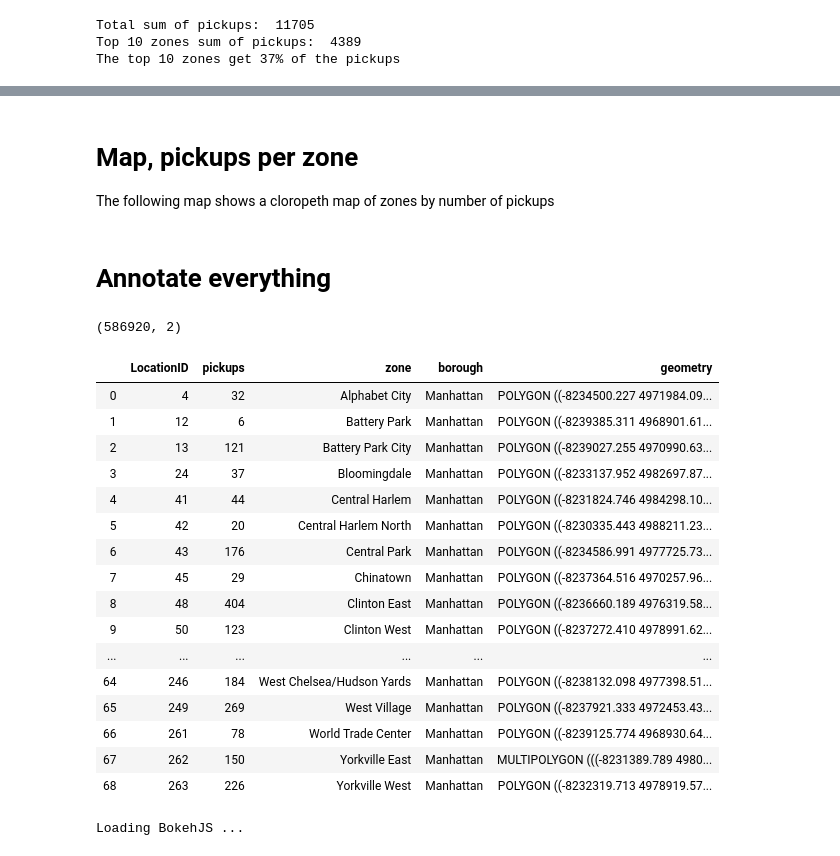
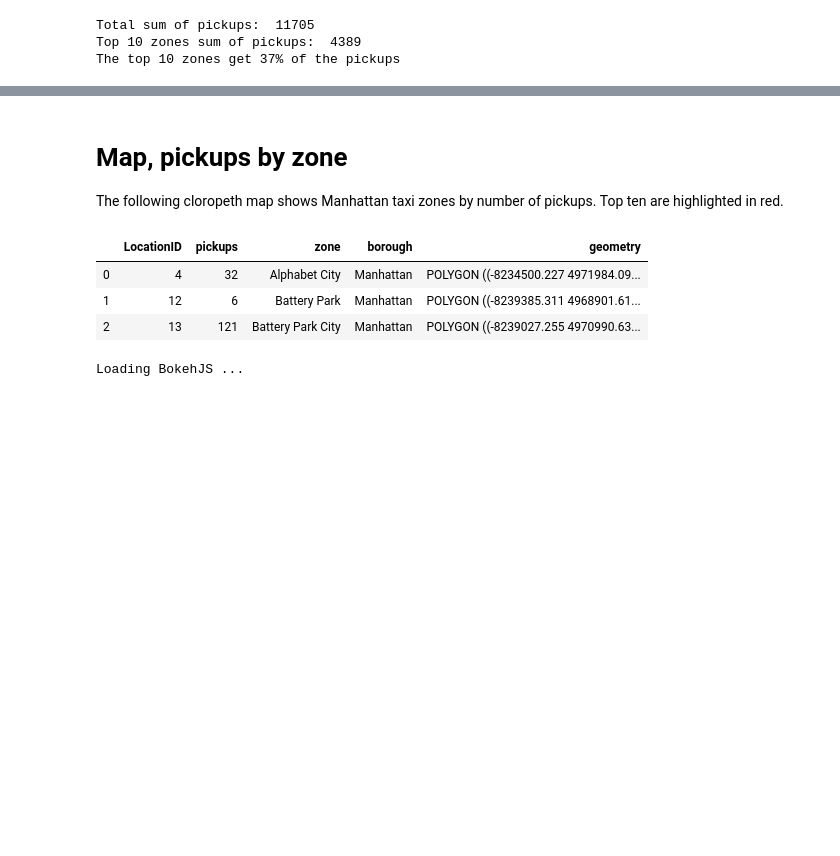
Before and after one commit to angelrps/MasterDataScience_FinalProject, a Jupyter notebook: notebooks/Data_Analysis_01.ipynb, the cells around one changed output, grey strips where cells are left out. Saved outputs shown, nothing was run; the diff lists cells and outputs as text; code cells hidden in the pictures; blank space fills up the shorter version.

```diff
--- a/notebooks/Data_Analysis_01.ipynb
+++ b/notebooks/Data_Analysis_01.ipynb
@@ -125,48 +126,30 @@ pickups_by_zone
 # %% [output]
 [interactive output not drawn]
 # %% [markdown]
-# Map, pickups per zone
-The following map shows a cloropeth map of zones by number of pickups
+# Map, pickups by zone
+The following cloropeth map shows Manhattan taxi zones by number of pickups.
+Top ten are highlighted in red.
-# %% [markdown]
-# Annotate everything
-# %%
-df3 = df[['LocationID', 'pickups']]
-df3.shape
-# %% [output]
-(586920, 2)
 # %%
 import geopandas as gpd
 
+# Get shape file. Only Manahattan borough
 df_shape = gpd.read_file('../data/taxi_zones/taxi_zones.shp').to_crs(epsg=3785)
 df_shape = df_shape.drop(['Shape_Area', 'Shape_Leng', 'OBJECTID'], axis=1)
 df_shape = df_shape[df_shape['borough'] == 'Manhattan']
 
+# Get the average 'pickups' by 'LocationID' and cast the number to integer
 df3 = df[['LocationID', 'pickups']]
 df3 = df3.groupby('LocationID').mean().reset_index()
-
 df3 = df3.astype({"pickups": int})
 
-
+# Merge 'pickups' with geometry
 df_shape_merged = df3.merge(df_shape, left_on='LocationID', right_on='LocationID')
-df_shape_merged.head(200)
+df_shape_merged.head(3)
 # %% [output]
 |  | LocationID | pickups | zone | borough | geometry |
 | 0 | 4 | 32 | Alphabet City | Manhattan | POLYGON ((-8234500.227 4971984.09... |
 | 1 | 12 | 6 | Battery Park | Manhattan | POLYGON ((-8239385.311 4968901.61... |
 | 2 | 13 | 121 | Battery Park City | Manhattan | POLYGON ((-8239027.255 4970990.63... |
-| 3 | 24 | 37 | Bloomingdale | Manhattan | POLYGON ((-8233137.952 4982697.87... |
-| 4 | 41 | 44 | Central Harlem | Manhattan | POLYGON ((-8231824.746 4984298.10... |
-| 5 | 42 | 20 | Central Harlem North | Manhattan | POLYGON ((-8230335.443 4988211.23... |
-| 6 | 43 | 176 | Central Park | Manhattan | POLYGON ((-8234586.991 4977725.73... |
-| 7 | 45 | 29 | Chinatown | Manhattan | POLYGON ((-8237364.516 4970257.96... |
-| 8 | 48 | 404 | Clinton East | Manhattan | POLYGON ((-8236660.189 4976319.58... |
-| 9 | 50 | 123 | Clinton West | Manhattan | POLYGON ((-8237272.410 4978991.62... |
-| ... | ... | ... | ... | ... | ... |
-| 64 | 246 | 184 | West Chelsea/Hudson Yards | Manhattan | POLYGON ((-8238132.098 4977398.51... |
-| 65 | 249 | 269 | West Village | Manhattan | POLYGON ((-8237921.333 4972453.43... |
-| 66 | 261 | 78 | World Trade Center | Manhattan | POLYGON ((-8239125.774 4968930.64... |
-| 67 | 262 | 150 | Yorkville East | Manhattan | MULTIPOLYGON (((-8231389.789 4980... |
-| 68 | 263 | 226 | Yorkville West | Manhattan | POLYGON ((-8232319.713 4978919.57... |
 # %%
 from bokeh.plotting import figure
 from bokeh.models import ColumnDataSource, LinearColorMapper, HoverTool
```
Also changed, not shown: parts of 9 cells of this notebook.
